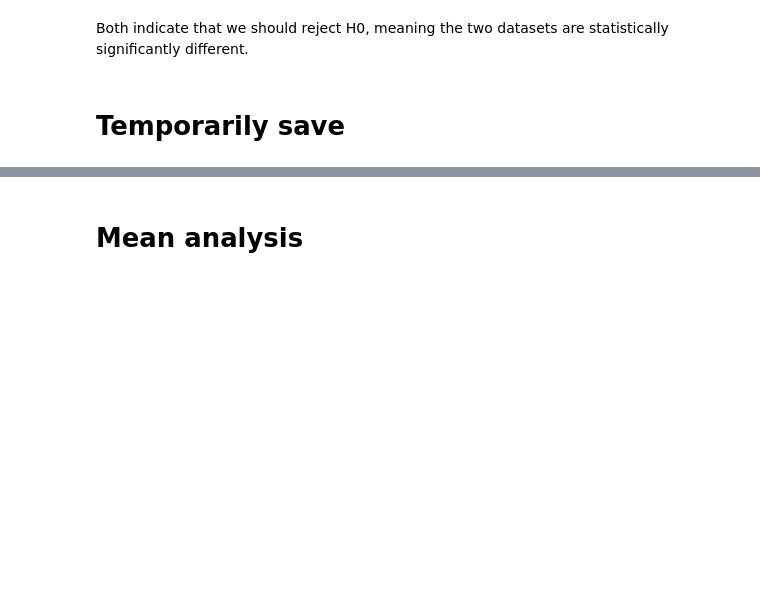
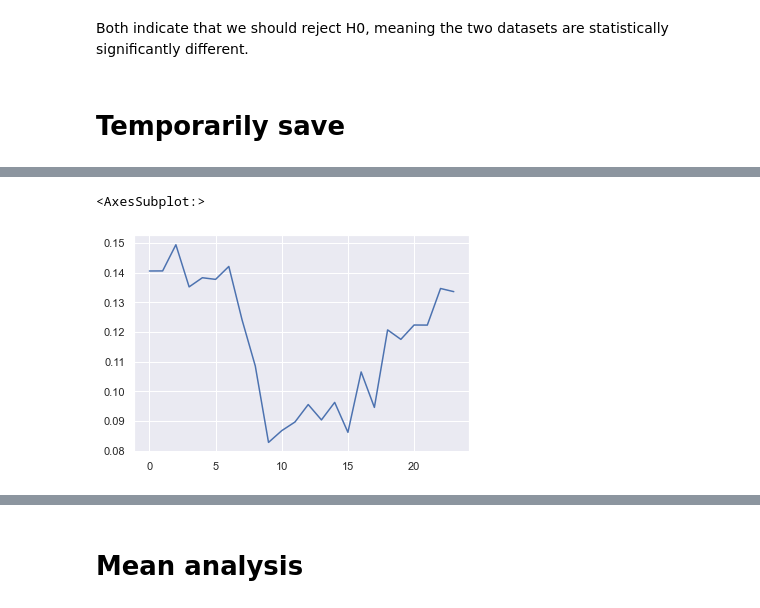
Before and after one commit to yulun-cd/IGS, a Jupyter notebook: DataAnalysis.ipynb, the cells around one changed output, grey strips where cells are left out. Saved outputs shown, nothing was run; the diff lists cells and outputs as text; code cells hidden in the pictures; blank space fills up the shorter version.

```diff
--- a/DataAnalysis.ipynb
+++ b/DataAnalysis.ipynb
@@ -252,0 +342,17 @@ df[df['hour']==0].reset_index()
+# %%
+reg = LinearRegression()
+var = exp_names + cond_names
+
+ap_X = df[var].values
+ap_y = df['log_Value'].values
+
+ap_X_train, ap_X_test, ap_y_train, ap_y_test = train_test_split(ap_X, ap_y, shuffle=True, random_state=25)
+#ap_y_train = ap_y_train.reshape(-1,1)
+#ap_y_test = ap_y_test.reshape(-1,1)
+ap_X_train = scaler.fit_transform(ap_X_train)
+#ap_y_train = scaler.fit_transform(ap_y_train)
+ap_X_test = scaler.fit_transform(ap_X_test)
+#ap_y_test = scaler.fit_transform(ap_y_test)
+reg.fit(ap_X_train, ap_y_train)
+
+get_importance(reg, ap_X_test, ap_y_test, var)
@@ -253,7 +381,7 @@ df[df['hour']==0].reset_index()
 # %%
 moran = []
 for time in df['DateTime'].unique():
-    moran_temp = Moran(df[df['DateTime']==time].Value.values, weight)
+    moran_temp = Moran(df[df['DateTime']==time].log_Value.values, weight)
     moran.append([round(moran_temp.I, 5), round(moran_temp.p_norm, 5)])
 moran_df = pd.DataFrame(df['DateTime'].unique(), columns=['DateTime'])
 moran_df[['moran', 'p-value']] = moran
@@ -272,26 +409,28 @@ plt.show()
 # %%
 h_fi = []
-h_cv = []
+h_score = []
 h_coef = []
 for hour in df['hour'].unique():
     X = df[df['hour']==hour].loc[:,var].values
-    y = df[df['hour']==hour].loc[:,'Value'].values
-    reg.fit(X, y)
+    y = df[df['hour']==hour].loc[:,'log_Value'].values
 
-    fi_mean, fi_std = get_importance(reg, X, y, feature_names=var)
+    X_train, X_test, y_train, y_test = train_test_split(X, y, shuffle=True, random_state=25)
+    X_train = scaler.fit_transform(X_train)
+    X_test = scaler.fit_transform(X_test)
+    reg.fit(X_train, y_train)
+
+    fi_mean, fi_std = get_importance(reg, X_test, y_test, feature_names=var)
     h_fi.append(fi_mean + fi_std)
 
-    r2 = list(get_cv_score(reg, X, y))
-    mse = list(get_cv_score(reg, X, y, method='neg_mean_squared_error'))
-    h_cv.append(r2 + mse)
+    h_score.append(reg.score(X_test, y_test))
 
     coef = reg.coef_.tolist()
     coef.append(reg.intercept_)
     h_coef.append(coef)
 
 h_fi = pd.DataFrame(h_fi, columns=['fi_' + elem for elem in var] + ['fi_std_' + elem for elem in var])
-h_cv = pd.DataFrame(h_cv, columns=['r2', 'r2_std', 'mse', 'mse_std'])
+h_score = pd.DataFrame(h_score, columns=['r2'])
 h_coef = pd.DataFrame(h_coef, columns=var+['intercept'])
 # %%
-h_reg = pd.concat([h_coef, h_cv, h_fi], axis=1)
+h_reg = pd.concat([h_coef, h_score, h_fi], axis=1)
 h_reg
@@ -298,3 +456,8 @@ h_reg
+# %%
+h_reg['r2'].plot()
+# %% [output]
+<AxesSubplot:>
+[figure, added]
 # %%
 fig, ax = plt.subplots(4, 6, figsize=(24, 16))
 i = 0
```
Also changed, not shown: parts of 65 cells of this notebook.
